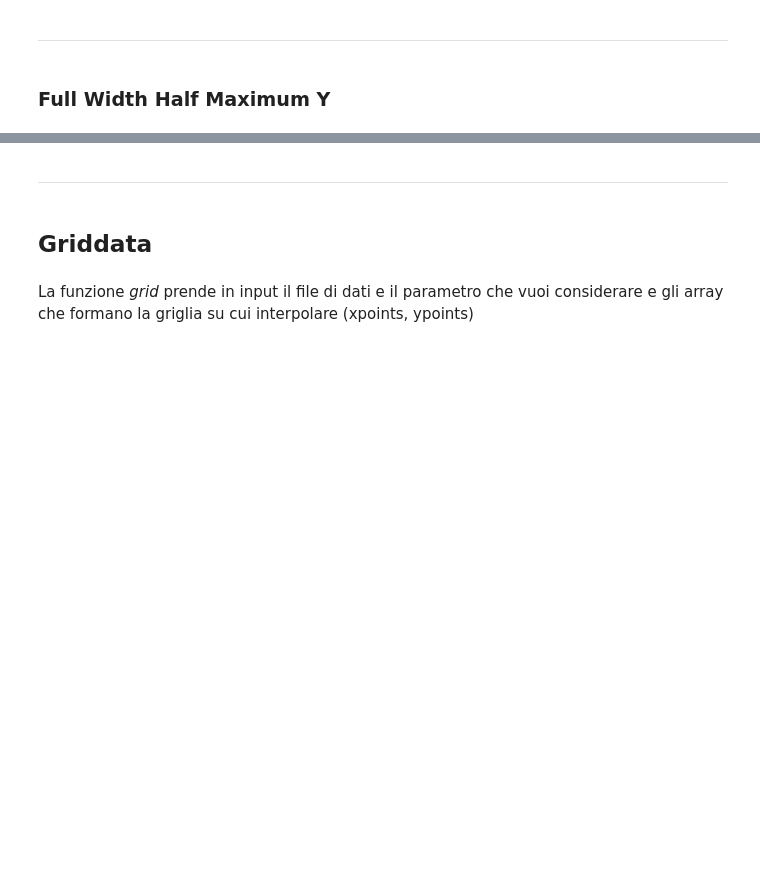
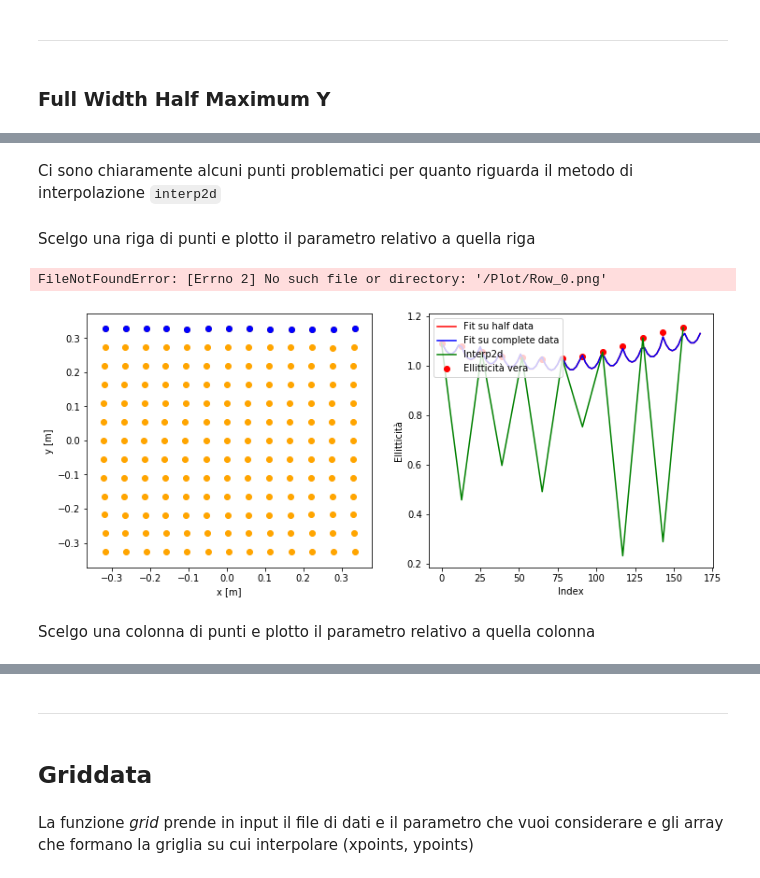
Before and after one commit to eleonoragatti44/Bachelor-Thesis-Physics, a Jupyter notebook: Interpolations.ipynb, the cells around one changed output, grey strips where cells are left out. Drawn from its saved outputs; the diff is of its cells as text; code cells hidden in the pictures; blank space fills up the shorter version.

```diff
--- a/Interpolations.ipynb
+++ b/Interpolations.ipynb
@@ -229,0 +157,11 @@ Text(0, 0.5, 'Error (°)')
+# %% [markdown]
+Ci sono chiaramente alcuni punti problematici per quanto riguarda il metodo di interpolazione `interp2d`
+# %% [markdown]
+Scelgo una riga di punti e plotto il parametro relativo a quella riga
+# %%
+f.check_graph_row(data, f_int_e, test_func_e, test_func_e2)
+# %% [output]
+FileNotFoundError: [Errno 2] No such file or directory: '/Plot/Row_0.png'
+[figure, added]
+# %% [markdown]
+Scelgo una colonna di punti e plotto il parametro relativo a quella colonna
```
Also changed, not shown: parts of 29 cells of this notebook, 28 other files.
